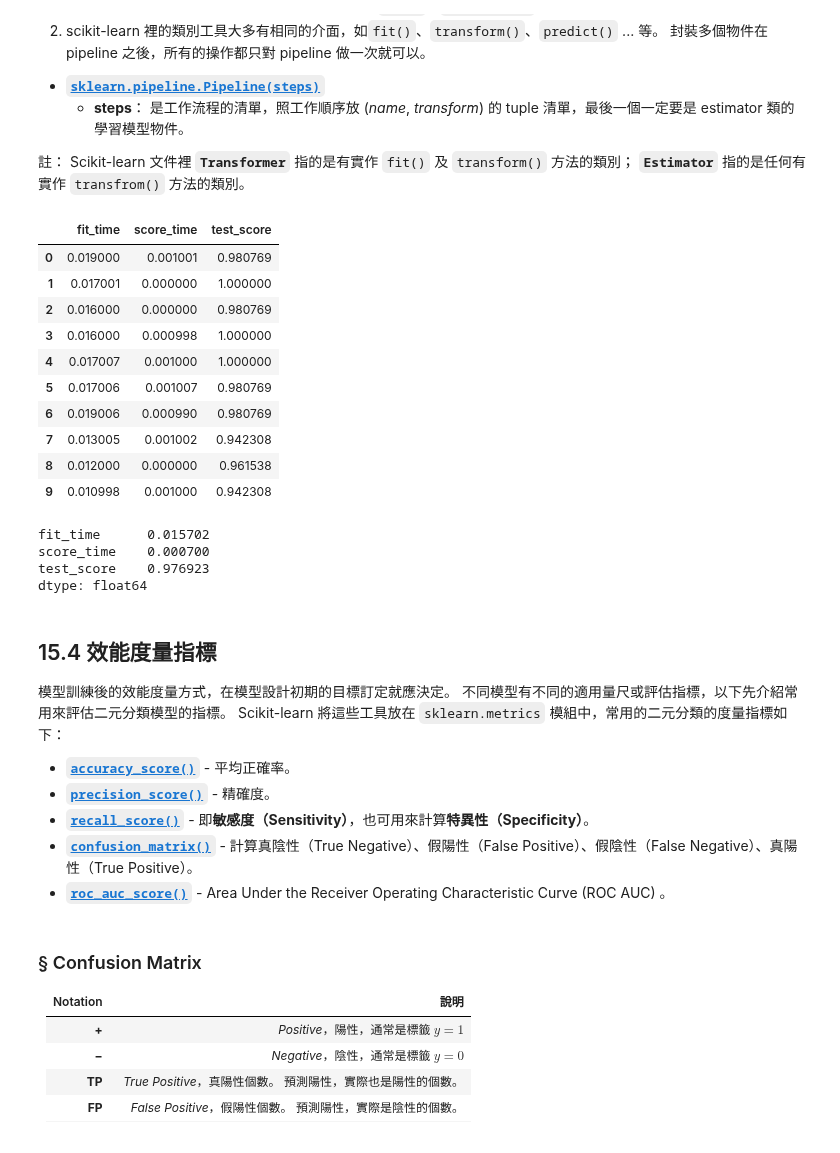
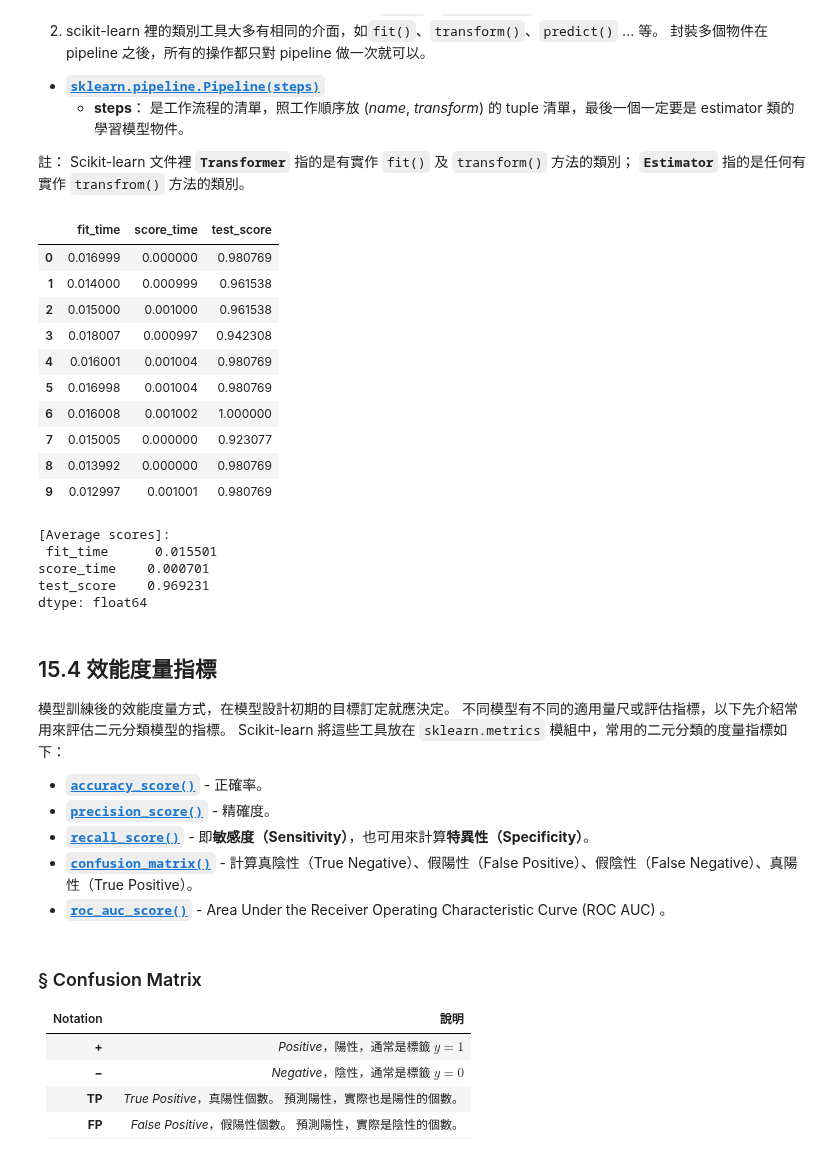
Before and after one commit to twMr7/Python-Machine-Learning, a Jupyter notebook: 15-Machine_Learning_with_Scikit.ipynb, the cells around one changed output. Drawn from its saved outputs; the diff is of its cells as text; code cells hidden in the pictures.

```diff
--- a/15-Machine_Learning_with_Scikit.ipynb
+++ b/15-Machine_Learning_with_Scikit.ipynb
@@ -67,7 +123,0 @@ Scikit-learn 在 [`sklearn.model_selection`](https://scikit-learn.org/stable/mod
-# %%
-# 生成 10x2 大小的 X，以及對應的 10 個 y 數列
-X = np.arange(20).reshape((10, 2))
-y = np.arange(10)
-
-print('X =\n', X)
-print('y =\n', y)
@@ -88,10 +124,9 @@ y =
 # %%
-from sklearn.model_selection import train_test_split
-
-X_train, X_test, y_train, y_test = train_test_split(X, y, test_size=0.33)
+# 指定訓練集測試集的類別分布要一致
+X_train, X_test, y_train, y_test = train_test_split(X, y, test_size=0.3, stratify=y)
 
 print('X_train =\n', X_train)
-print('y_train =\n', y_train)
+print('y_train =\n\n', y_train)
 print('X_test =\n', X_test)
 print('y_test =\n', y_test)
 # %% [output]
@@ -313,6 +324,6 @@ class WdbcDataset:
         # 取所有的 Y
         Y = self.df.loc[:,'diagnosis'].to_numpy()
         # 資料分割 train:test = 9:1
-        X_train, X_test, Y_train, Y_test = train_test_split(X, Y, test_size=0.1)
+        X_train, X_test, Y_train, Y_test = train_test_split(X, Y, test_size=0.1, stratify=Y)
         # 回傳資料副本
         return X_train.copy(), X_test.copy(), Y_train.copy(), Y_test.copy()
@@ -417,43 +444,44 @@ Fold #9 accuracy = 0.981
 # %%
 # 再把剛剛不好處理的 cross-validate 用 Pipeline 做一次
 from sklearn.pipeline import Pipeline
 from sklearn.preprocessing import StandardScaler
 from sklearn.linear_model import LogisticRegression
 from sklearn.model_selection import StratifiedShuffleSplit, cross_validate
 
 # 定義包含正規化前處理的 pipeline
-pipelr = Pipeline(
+pipelr3 = Pipeline(
     steps=[
         ('zscaler', StandardScaler()),
-        ('lr', LogisticRegression(max_iter=300))
+        ('lr', LogisticRegression(max_iter=100))
     ]
 )
 
 # 10-fold 交叉驗證，使用所有處理核心平行運算
-scores = cross_validate(pipelr, X_train, Y_train, cv=StratifiedShuffleSplit(n_splits=10), n_jobs=-1)
+scores3 = cross_validate(pipelr3, X_train, Y_train, cv=StratifiedShuffleSplit(n_splits=10), n_jobs=-1)
 
 # 顯示每個 fold 的 accuracy 分數
-dfscores = pd.DataFrame(scores)
-dfscores
+dfscores3 = pd.DataFrame(scores3)
+dfscores3
 # %% [output]
 |  | fit_time | score_time | test_score |
-| 0 | 0.019000 | 0.001001 | 0.980769 |
-| 1 | 0.017001 | 0.000000 | 1.000000 |
-| 2 | 0.016000 | 0.000000 | 0.980769 |
-| 3 | 0.016000 | 0.000998 | 1.000000 |
-| 4 | 0.017007 | 0.001000 | 1.000000 |
-| 5 | 0.017006 | 0.001007 | 0.980769 |
-| 6 | 0.019006 | 0.000990 | 0.980769 |
-| 7 | 0.013005 | 0.001002 | 0.942308 |
-| 8 | 0.012000 | 0.000000 | 0.961538 |
-| 9 | 0.010998 | 0.001000 | 0.942308 |
+| 0 | 0.016999 | 0.000000 | 0.980769 |
+| 1 | 0.014000 | 0.000999 | 0.961538 |
+| 2 | 0.015000 | 0.001000 | 0.961538 |
+| 3 | 0.018007 | 0.000997 | 0.942308 |
+| 4 | 0.016001 | 0.001004 | 0.980769 |
+| 5 | 0.016998 | 0.001004 | 0.980769 |
+| 6 | 0.016008 | 0.001002 | 1.000000 |
+| 7 | 0.015005 | 0.000000 | 0.923077 |
+| 8 | 0.013992 | 0.000000 | 0.980769 |
+| 9 | 0.012997 | 0.001001 | 0.980769 |
 # %%
 # 觀察平均分數
-dfscores.mean(axis=0)
+print('[Average scores]:\n', dfscores3.mean(axis=0))
 # %% [output]
-fit_time      0.015702
-score_time    0.000700
-test_score    0.976923
+[Average scores]:
+ fit_time      0.015501
+score_time    0.000701
+test_score    0.969231
 dtype: float64
 # %% [markdown]
 <a id="performance-metrics"></a>
@@ -462,7 +490,7 @@ dtype: float64
 
 模型訓練後的效能度量方式，在模型設計初期的目標訂定就應決定。 不同模型有不同的適用量尺或評估指標，以下先介紹常用來評估二元分類模型的指標。 Scikit-learn 將這些工具放在 `sklearn.metrics` 模組中，常用的二元分類的度量指標如下：
 
-+ [**`accuracy_score()`**](https://scikit-learn.org/stable/modules/generated/sklearn.metrics.accuracy_score.html) - 平均正確率。
++ [**`accuracy_score()`**](https://scikit-learn.org/stable/modules/generated/sklearn.metrics.accuracy_score.html) - 正確率。
 + [**`precision_score()`**](https://scikit-learn.org/stable/modules/generated/sklearn.metrics.precision_score.html) - 精確度。
 + [**`recall_score()`**](https://scikit-learn.org/stable/modules/generated/sklearn.metrics.recall_score.html) - 即**敏感度（Sensitivity）**，也可用來計算**特異性（Specificity）**。
 + [**`confusion_matrix()`**](https://scikit-learn.org/stable/modules/generated/sklearn.metrics.confusion_matrix.html) - 計算真陰性（True Negative）、假陽性（False Positive）、假陰性（False Negative）、真陽性（True Positive）。
```
Also changed, not shown: parts of 36 cells of this notebook.
